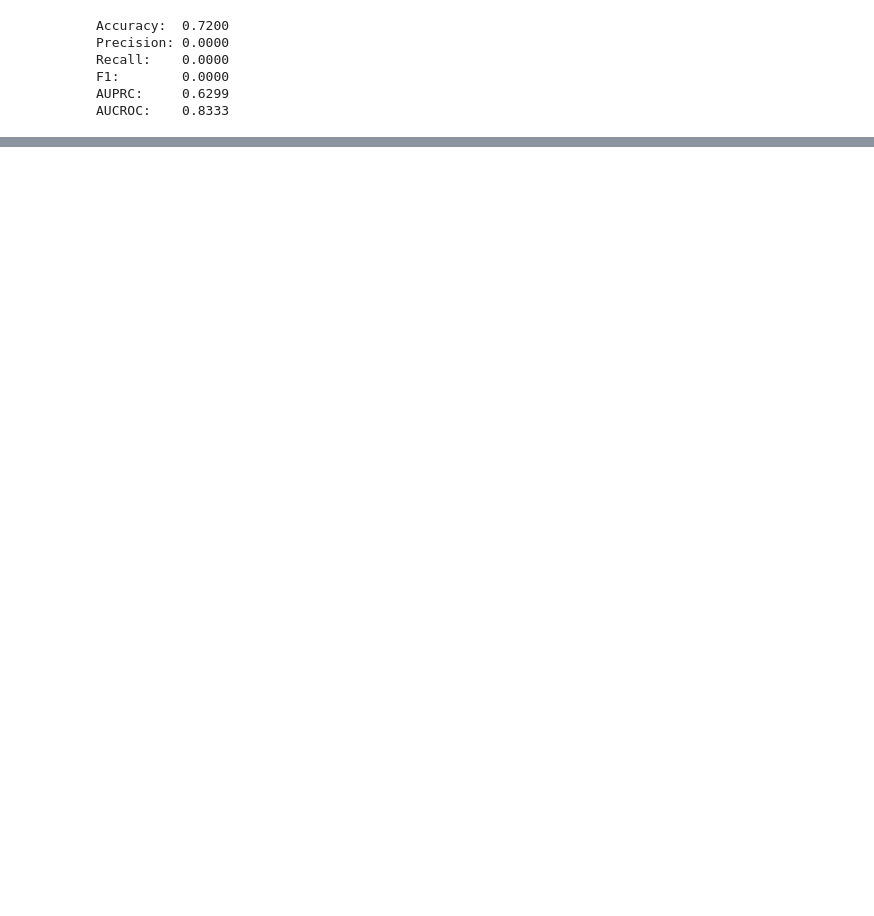
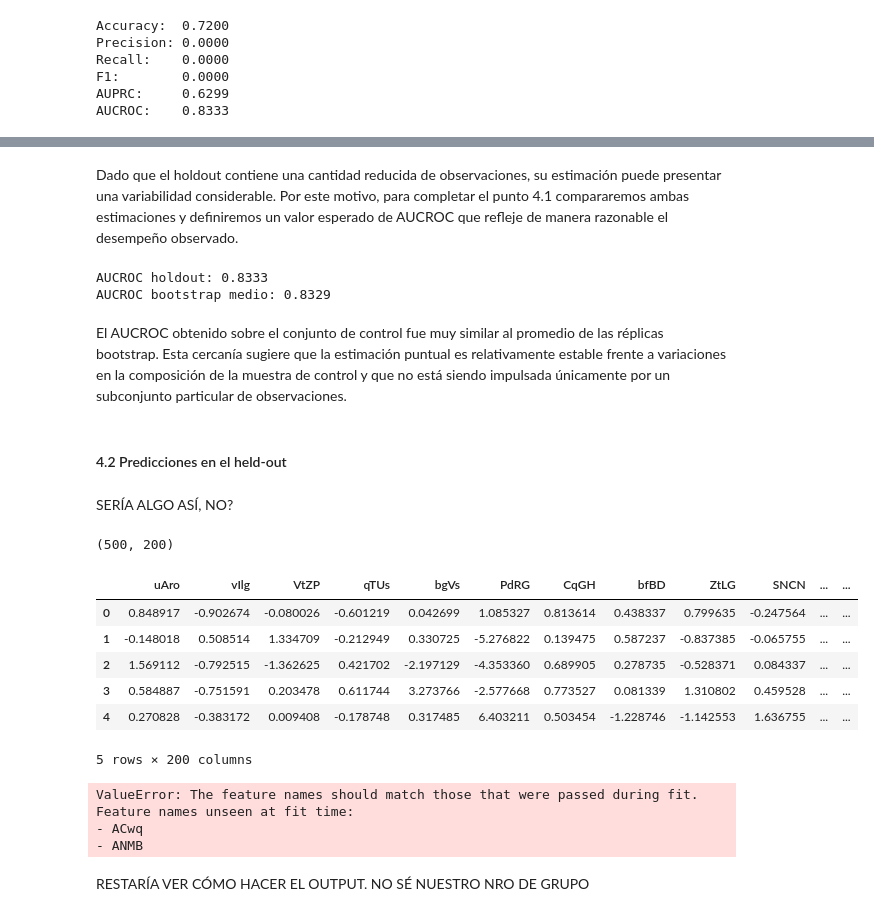
Before and after one commit to SoutoSebastian/TP-AprendizajeAutomatico1, a Jupyter notebook: src/notebook_tp.ipynb, the cells around one changed output, grey strips where cells are left out. Drawn from its saved outputs; the diff is of its cells as text; code cells hidden in the pictures; blank space fills up the shorter version.

Commit message:
agrego algo en 4.1

```diff
--- a/src/notebook_tp.ipynb
+++ b/src/notebook_tp.ipynb
@@ -971,0 +992,68 @@ plt.show()
+# %% [markdown]
+Dado que el holdout contiene una cantidad reducida de observaciones, su estimación puede presentar una variabilidad considerable. Por este motivo, para completar el punto 4.1 compararemos ambas estimaciones y definiremos un valor esperado de AUCROC que refleje de manera razonable el desempeño observado.
+# %%
+from sklearn.utils import resample
+
+# Bootstrap del AUCROC sobre el conjunto de holdout
+n_bootstrap = 5000
+rng = np.random.RandomState(SEED)
+
+auc_bootstrap = []
+
+for _ in range(n_bootstrap):
+
+    # Muestreo con reemplazo de índices del holdout
+    idx = rng.choice(
+        np.arange(len(y_test)),
+        size=len(y_test),
+        replace=True
+    )
+
+    y_boot = y_test.iloc[idx]
+    prob_boot = y_prob_test[idx]
+
+    # AUCROC necesita que estén presentes ambas clases
+    if y_boot.nunique() < 2:
+        continue
+
+    auc_bootstrap.append(
+        roc_auc_score(y_boot, prob_boot)
+    )
+
+auc_bootstrap = np.array(auc_bootstrap)
+
+print(f"AUCROC holdout: {aucroc:.4f}")
+print(f"AUCROC bootstrap medio: {auc_bootstrap.mean():.4f}")
+# %% [output]
+AUCROC holdout: 0.8333
+AUCROC bootstrap medio: 0.8329
+# %% [markdown]
+El AUCROC obtenido sobre el conjunto de control fue muy similar al promedio de las réplicas bootstrap. Esta cercanía sugiere que la estimación puntual es relativamente estable frente a variaciones en la composición de la muestra de control y que no está siendo impulsada únicamente por un subconjunto particular de observaciones.
+# %% [markdown]
+#### 4.2 Predicciones en el held-out
+# %% [markdown]
+SERÍA ALGO ASÍ, NO?
+# %%
+X_held_out = pd.read_csv('../Data/X_held_out.csv') #PARA CUANDO LO ARREGLEN
+# %% [output]
+(500, 200)
+|  | uAro | vIlg | VtZP | qTUs | bgVs | PdRG | CqGH | bfBD | ZtLG | SNCN | ... | ... |
+| 0 | 0.848917 | -0.902674 | -0.080026 | -0.601219 | 0.042699 | 1.085327 | 0.813614 | 0.438337 | 0.799635 | -0.247564 | ... | ... |
+| 1 | -0.148018 | 0.508514 | 1.334709 | -0.212949 | 0.330725 | -5.276822 | 0.139475 | 0.587237 | -0.837385 | -0.065755 | ... | ... |
+| 2 | 1.569112 | -0.792515 | -1.362625 | 0.421702 | -2.197129 | -4.353360 | 0.689905 | 0.278735 | -0.528371 | 0.084337 | ... | ... |
+| 3 | 0.584887 | -0.751591 | 0.203478 | 0.611744 | 3.273766 | -2.577668 | 0.773527 | 0.081339 | 1.310802 | 0.459528 | ... | ... |
+| 4 | 0.270828 | -0.383172 | 0.009408 | -0.178748 | 0.317485 | 6.403211 | 0.503454 | -1.228746 | -1.142553 | 1.636755 | ... | ... |
+5 rows × 200 columns
+# %%
+y_pred_control = best_model.predict_proba(X_held_out)[:, 1]
+
+print("Cantidad de predicciones:", len(y_pred_control))
+print("Probabilidad mínima:", y_pred_control.min())
+print("Probabilidad máxima:", y_pred_control.max())
+# %% [output]
+ValueError: The feature names should match those that were passed during fit.
+Feature names unseen at fit time:
+- ACwq
+- ANMB
+# %% [markdown]
+RESTARÍA VER CÓMO HACER EL OUTPUT. NO SÉ NUESTRO NRO DE GRUPO
```
Also changed, not shown: parts of 15 cells of this notebook.
